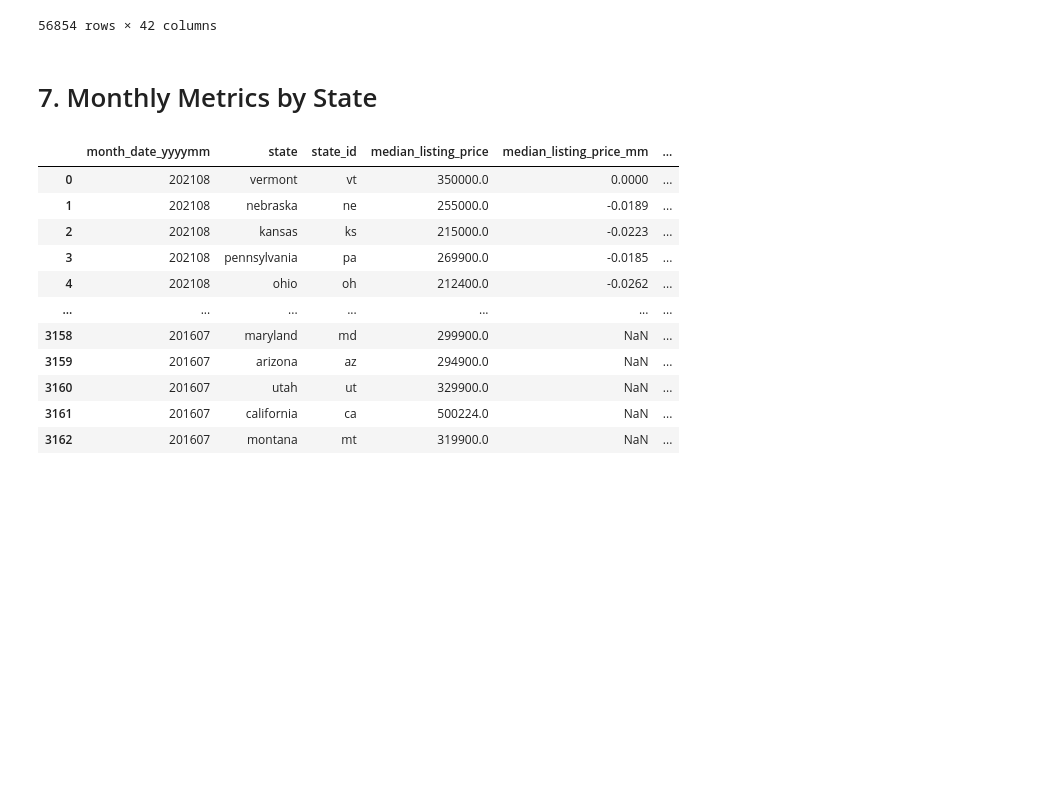
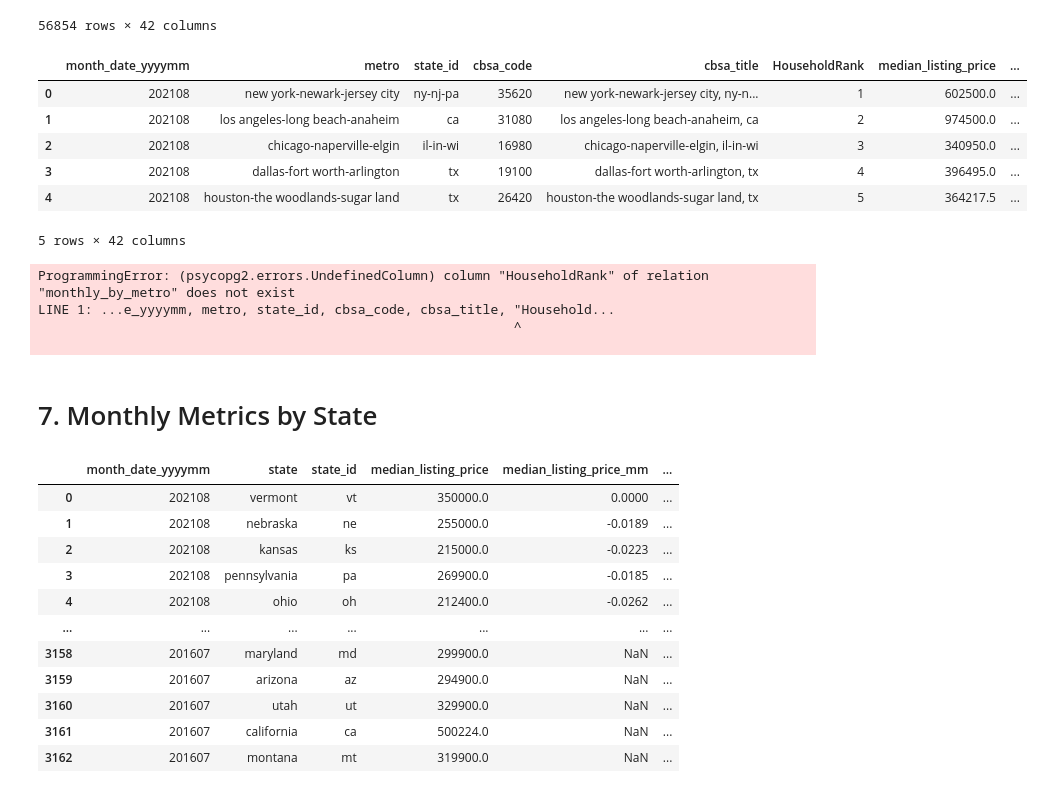
Before and after one commit to Tinuola-1/Project3Visuals, a Jupyter notebook: Notebooks/Cleanup_Notebook.ipynb, the cells around one changed output. Drawn from its saved outputs; the diff is of its cells as text; code cells hidden in the pictures; blank space fills up the shorter version.

Commit message:
Minor fixes to schema and upload database test passed

```diff
--- a/Notebooks/Cleanup_Notebook.ipynb
+++ b/Notebooks/Cleanup_Notebook.ipynb
@@ -653,6 +665,25 @@ monthly_metro
 56854 rows × 42 columns
 # %%
 monthly_metro.to_csv("../Output/Monthly_Metrics_By_Metro.csv")
+# %%
+monthly_metro = monthly_metro.rename(columns={'HouseholdRank':'HouseholdRank'})
+monthly_metro.head()
+# %% [output]
+|  | month_date_yyyymm | metro | state_id | cbsa_code | cbsa_title | HouseholdRank | median_listing_price | ... |
+| 0 | 202108 | new york-newark-jersey city | ny-nj-pa | 35620 | new york-newark-jersey city, ny-n... | 1 | 602500.0 | ... |
+| 1 | 202108 | los angeles-long beach-anaheim | ca | 31080 | los angeles-long beach-anaheim, ca | 2 | 974500.0 | ... |
+| 2 | 202108 | chicago-naperville-elgin | il-in-wi | 16980 | chicago-naperville-elgin, il-in-wi | 3 | 340950.0 | ... |
+| 3 | 202108 | dallas-fort worth-arlington | tx | 19100 | dallas-fort worth-arlington, tx | 4 | 396495.0 | ... |
+| 4 | 202108 | houston-the woodlands-sugar land | tx | 26420 | houston-the woodlands-sugar land, tx | 5 | 364217.5 | ... |
+5 rows × 42 columns
+# %%
+# Loading data into Postgres Database
+monthly_metro.to_sql(name='monthly_by_metro', con=engine, if_exists='append', index=False)
+# %% [output]
+ProgrammingError: (psycopg2.errors.UndefinedColumn) column "HouseholdRank" of relation "monthly_by_metro" does not exist
+LINE 1: ...e_yyyymm, metro, state_id, cbsa_code, cbsa_title, "Household...
+                                                             ^
+
 # %% [markdown]
 # 7. Monthly Metrics by State
 # %%
```
Also changed, not shown: parts of 19 cells of this notebook, 3 other files.
